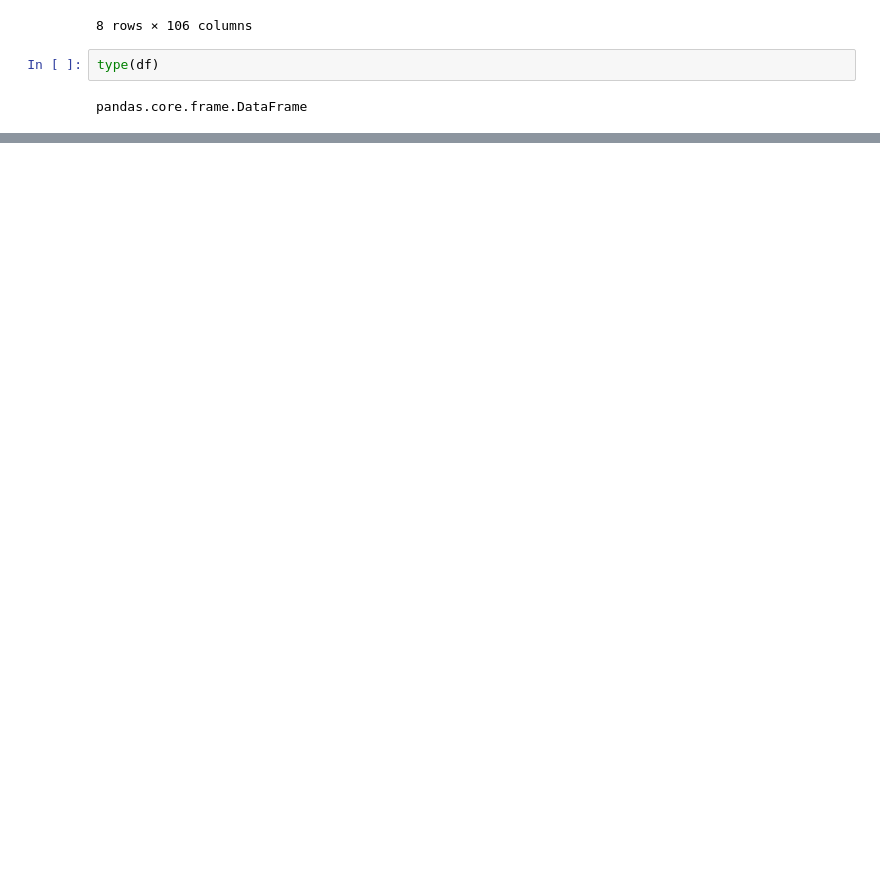
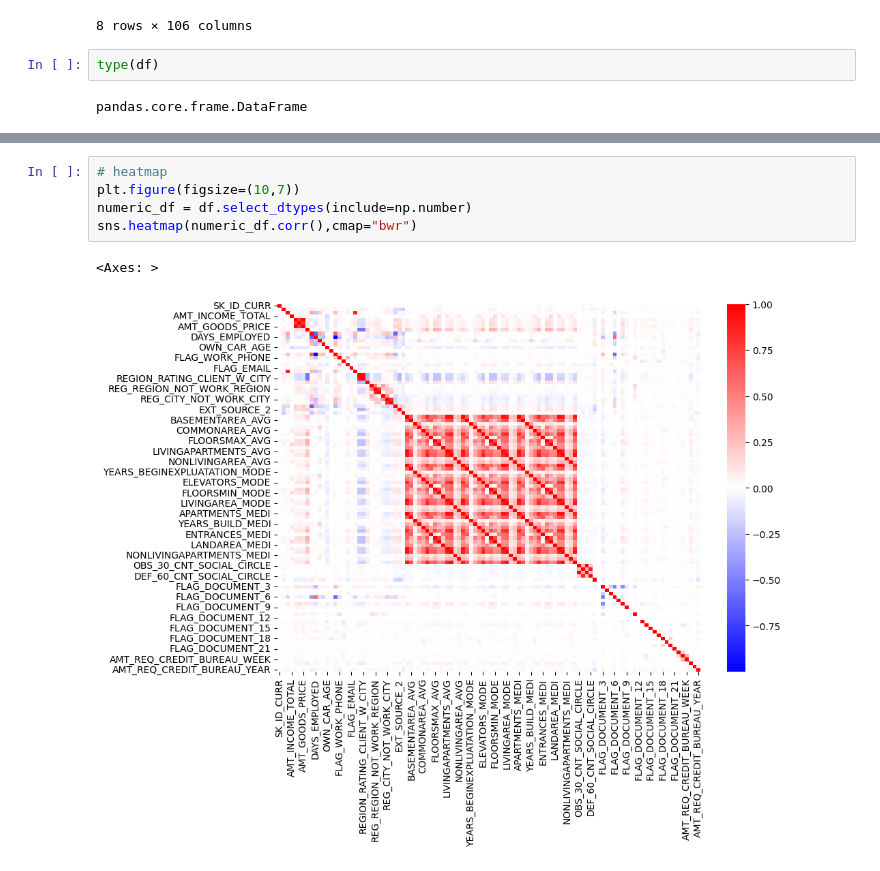
Before and after one commit to ManjariMobi/duplicate, a Jupyter notebook: HouseLoanDataAnalysis.ipynb, the cells around one changed output, grey strips where cells are left out. Saved outputs shown, nothing was run; the diff lists cells and outputs as text; blank space fills up the shorter version.

```diff
--- a/HouseLoanDataAnalysis.ipynb
+++ b/HouseLoanDataAnalysis.ipynb
@@ -57,0 +120,8 @@ pandas.core.frame.DataFrame
+# %%
+# heatmap
+plt.figure(figsize=(10,7))
+numeric_df = df.select_dtypes(include=np.number)
+sns.heatmap(numeric_df.corr(),cmap="bwr")
+# %% [output]
+<Axes: >
+[figure, added]
```
Also changed, not shown: parts of 48 cells of this notebook.
